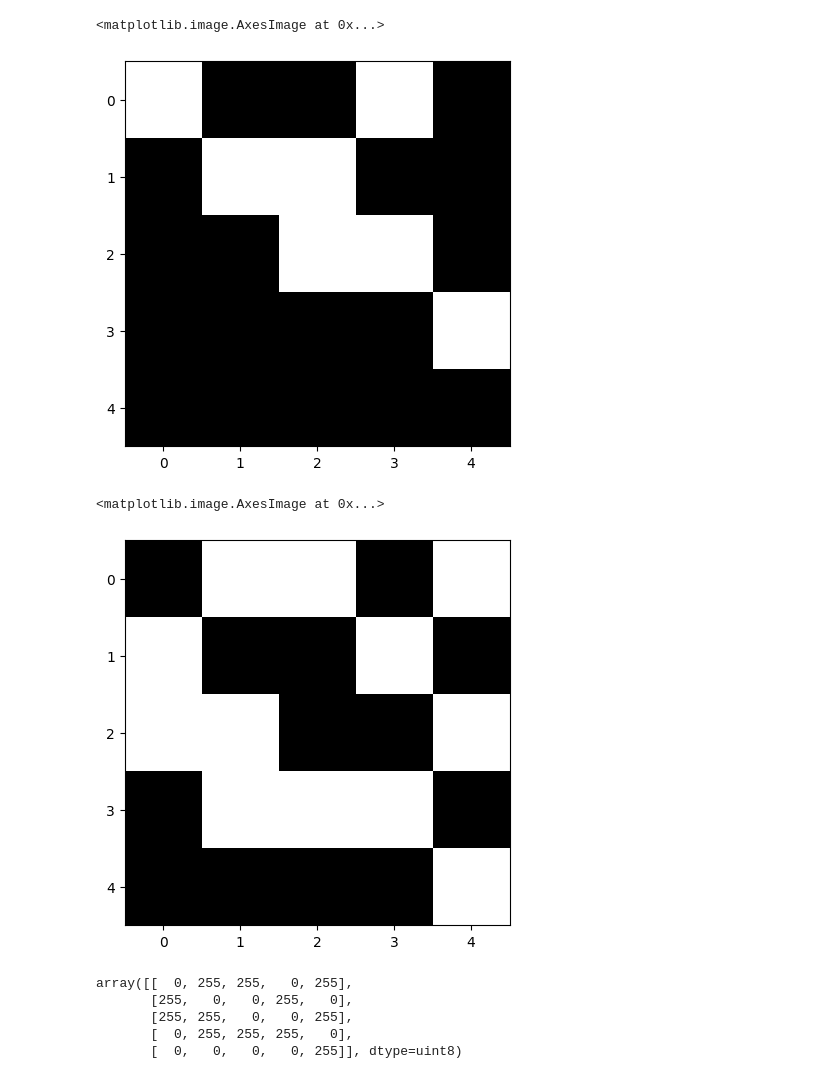
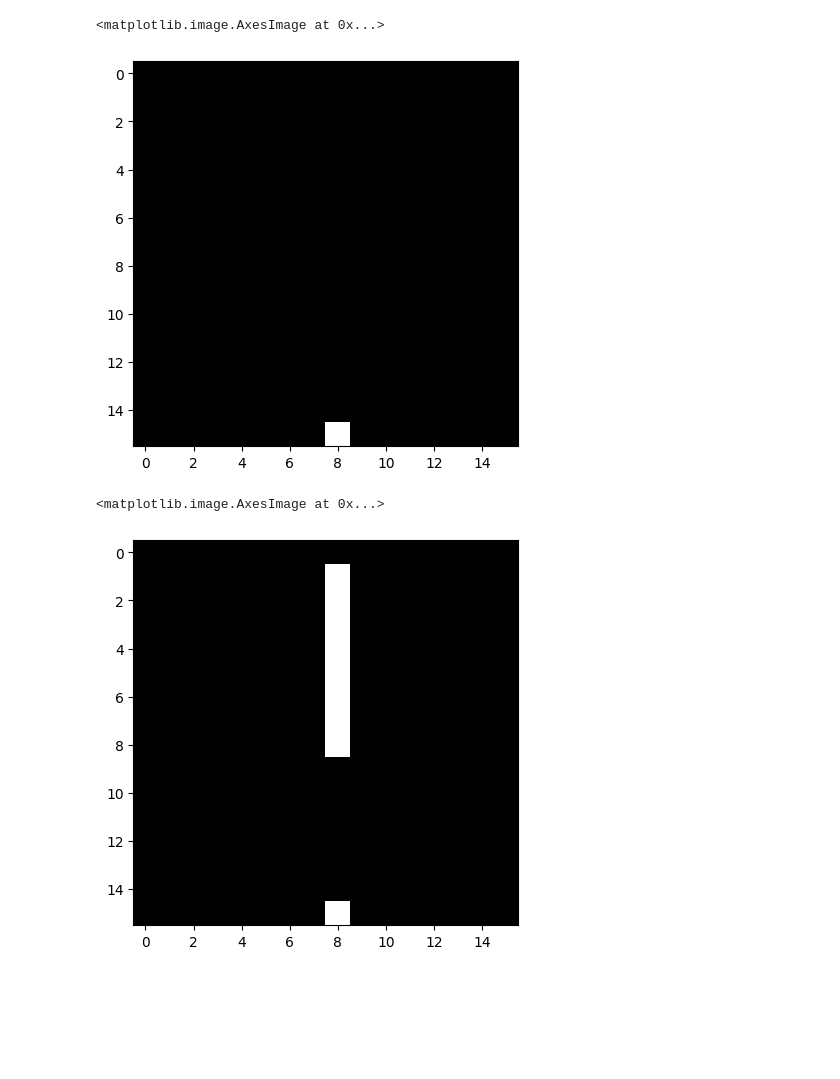
Before and after one commit to nghess/worm-warp, a Jupyter notebook: node_kernel.ipynb, the cells around one changed output. Saved outputs shown, nothing was run; the diff lists cells and outputs as text; code cells hidden in the pictures; blank space fills up the shorter version.

Commit message:
endstop mask

```diff
--- a/node_kernel.ipynb
+++ b/node_kernel.ipynb
@@ -5,3 +59,3 @@ import matplotlib.pyplot as plt
 # %%
-window = 5
+window = 16
 radius = -(-window//2)
@@ -52,9 +62,9 @@ def node_detect(win, feature, angle=0, thickness=1):
 # %%
-kernel = node_detect(window, feature="tee", angle=35)
-kernel2 = node_detect(window, feature="tee", angle=35, thickness=2)
+kernel, end_mask = node_detect(window, feature="end", angle=0)
+#kernel2 = node_detect(window, feature="end", angle=35, thickness=2)
 # %%
 fig, ax = plt.subplots(figsize=(5, 5))
-ax.imshow(kernel, cmap='gray')
+ax.imshow(end_mask, cmap='gray')
 # %% [output]
 <matplotlib.image.AxesImage at 0x...>
-[figure, old version]
+[figure, new version]
@@ -61,17 +73,9 @@ ax.imshow(kernel, cmap='gray')
 # %%
 fig, ax = plt.subplots(figsize=(5, 5))
-ax.imshow(kernel-kernel2, cmap='gray')
+ax.imshow(kernel.astype(np.int16)+end_mask.astype(np.int16), cmap='gray')
 # %% [output]
 <matplotlib.image.AxesImage at 0x...>
-[figure, old version]
+[figure, new version]
-# %%
-kernel-kernel2
-# %% [output]
-array([[  0, 255, 255,   0, 255],
-       [255,   0,   0, 255,   0],
-       [255, 255,   0,   0, 255],
-       [  0, 255, 255, 255,   0],
-       [  0,   0,   0,   0, 255]], dtype=uint8)
 # %%
 
 np.array_equal(kernel*kernel2, kernel)
```
Also changed, not shown: parts of 8 cells of this notebook, 1 other file.
